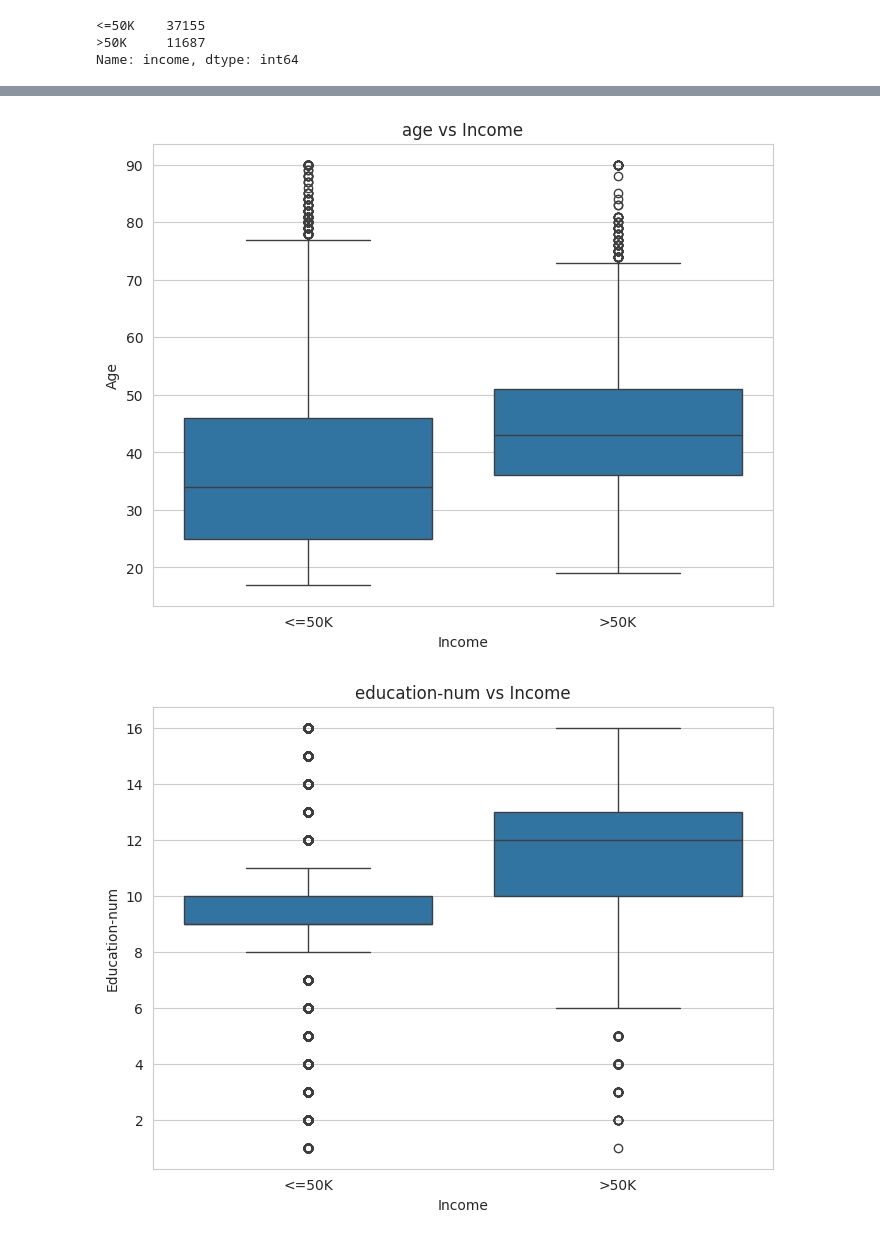
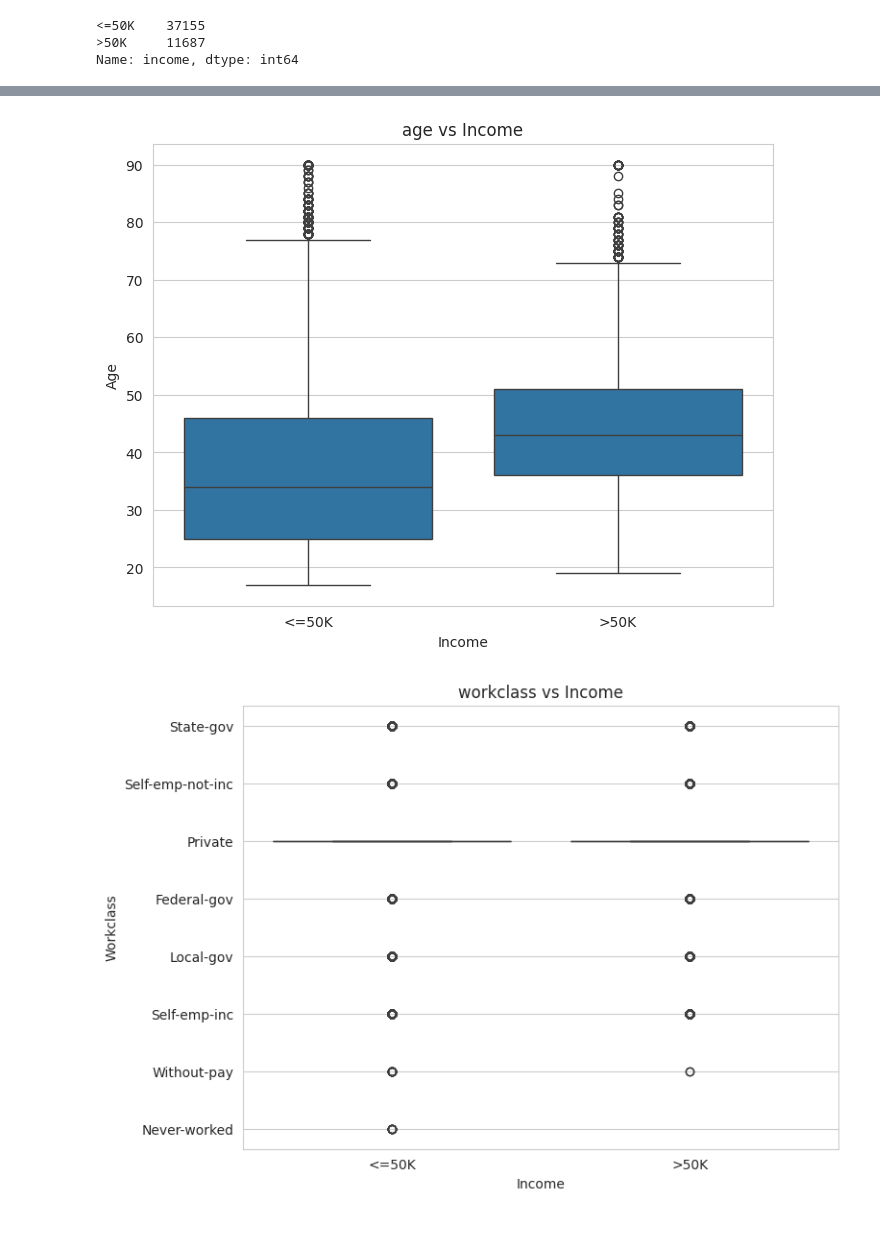
Before and after one commit to thenukii/ML-CW, a Jupyter notebook: DataPreProcessing.ipynb, the cells around one changed output, grey strips where cells are left out. Drawn from its saved outputs; the diff is of its cells as text; code cells hidden in the pictures.

```diff
--- a/DataPreProcessing.ipynb
+++ b/DataPreProcessing.ipynb
@@ -244,3 +238,0 @@ Name: 27, dtype: object
-# %%
-X = X.drop(['fnlwgt'], axis = 1)
-X.head(1)
@@ -263,18 +252,14 @@ Name: income, dtype: int64
 # %%
-# Set style for the plots
-sns.set_style("whitegrid")
-
-# Select numerical columns for plotting
-numerical_columns = X.select_dtypes(include=['int64', 'float64']).columns
+features = ["age","workclass","education","education-num","marital-status","occupation","relationship","race","sex","capital-gain","capital-loss","hours-per-week" ,"native-country"]
 
 # Create boxplots for each feature
-for feature in numerical_columns:
+for feature in features:
     plt.figure(figsize=(8, 6))
     sns.boxplot(x='income', y=feature, data=X)
     plt.title(f'{feature} vs Income')
     plt.xlabel('Income')
     plt.ylabel(feature.capitalize())
     plt.show()
 # %% [output]
 [figure]
-[figure, old version]
+[figure, new version]
```
Also changed, not shown: parts of 11 cells of this notebook.
